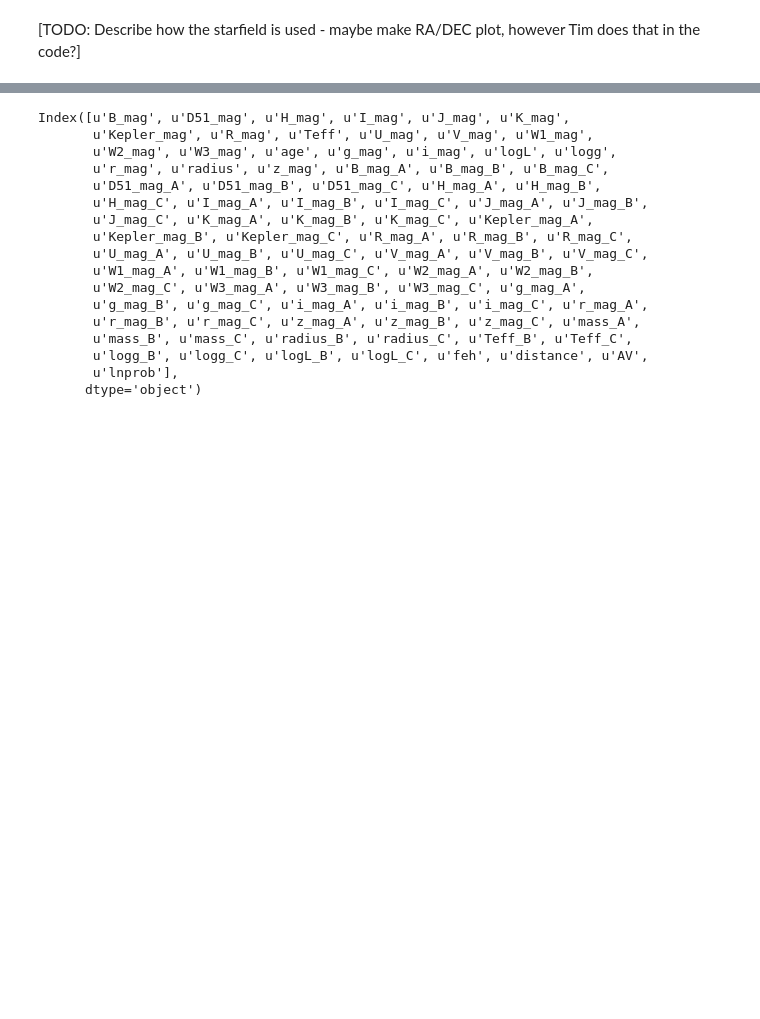
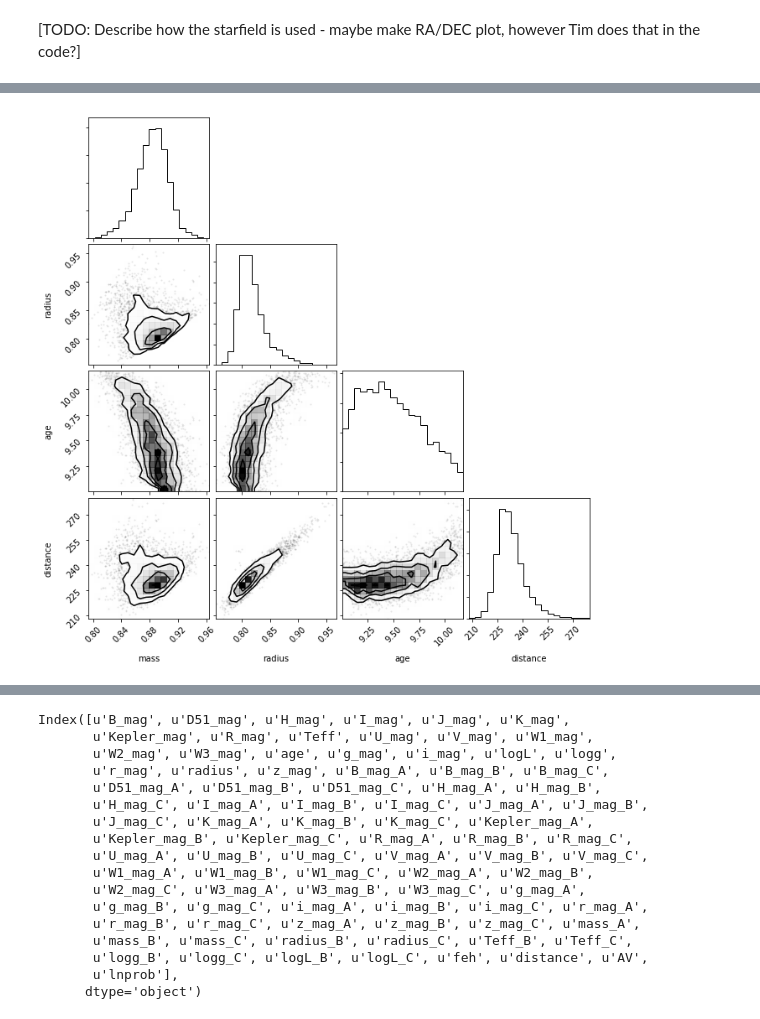
Before and after one commit to timothydmorton/vespa-tutorial, a Jupyter notebook: Notebooks/Tutorial_draft.ipynb, the cells around one changed output, grey strips where cells are left out. Cells and saved outputs as stored; diff of their text form; code cells hidden in the pictures; blank space fills up the shorter version.

```diff
--- a/Notebooks/Tutorial_draft.ipynb
+++ b/Notebooks/Tutorial_draft.ipynb
@@ -168,0 +223,5 @@ Part of the uncertainty in our understanding of planets comes from our uncertain
+# %%
+params = ['mass', 'radius', 'age', 'distance',]
+single_fig = corner.corner(model_single[params], labels=params)
+# %% [output]
+[figure, added]
```
Also changed, not shown: parts of 27 cells of this notebook.
